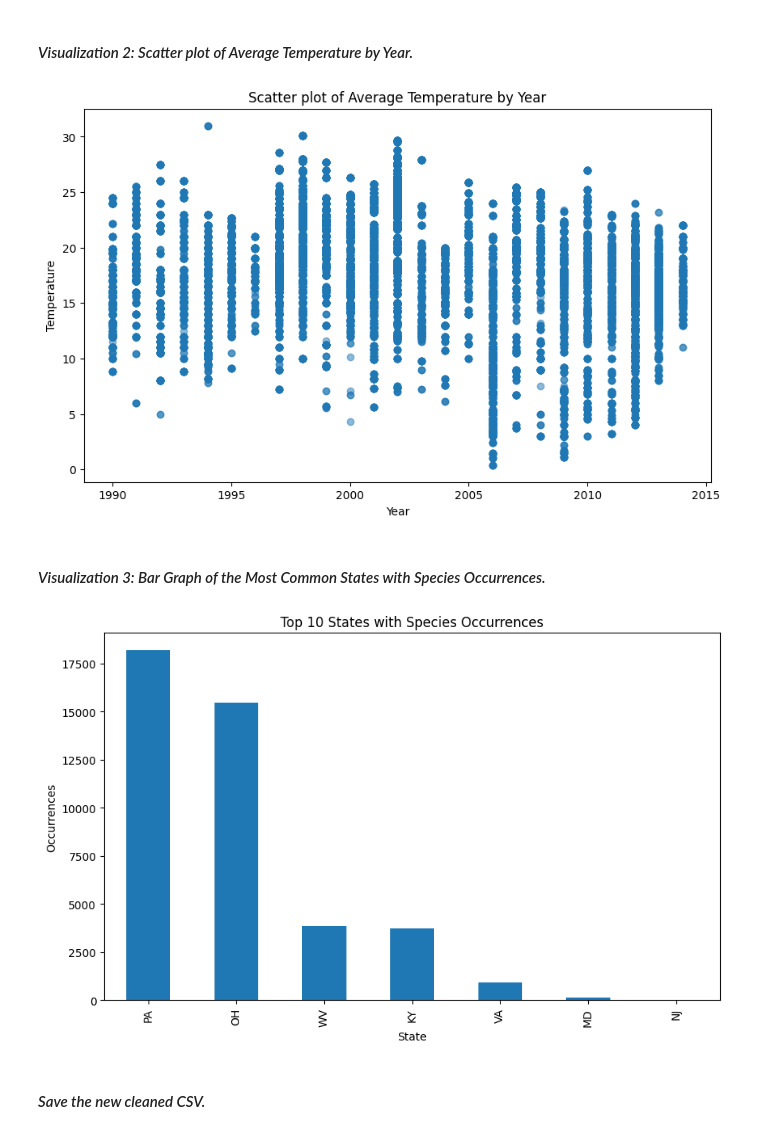
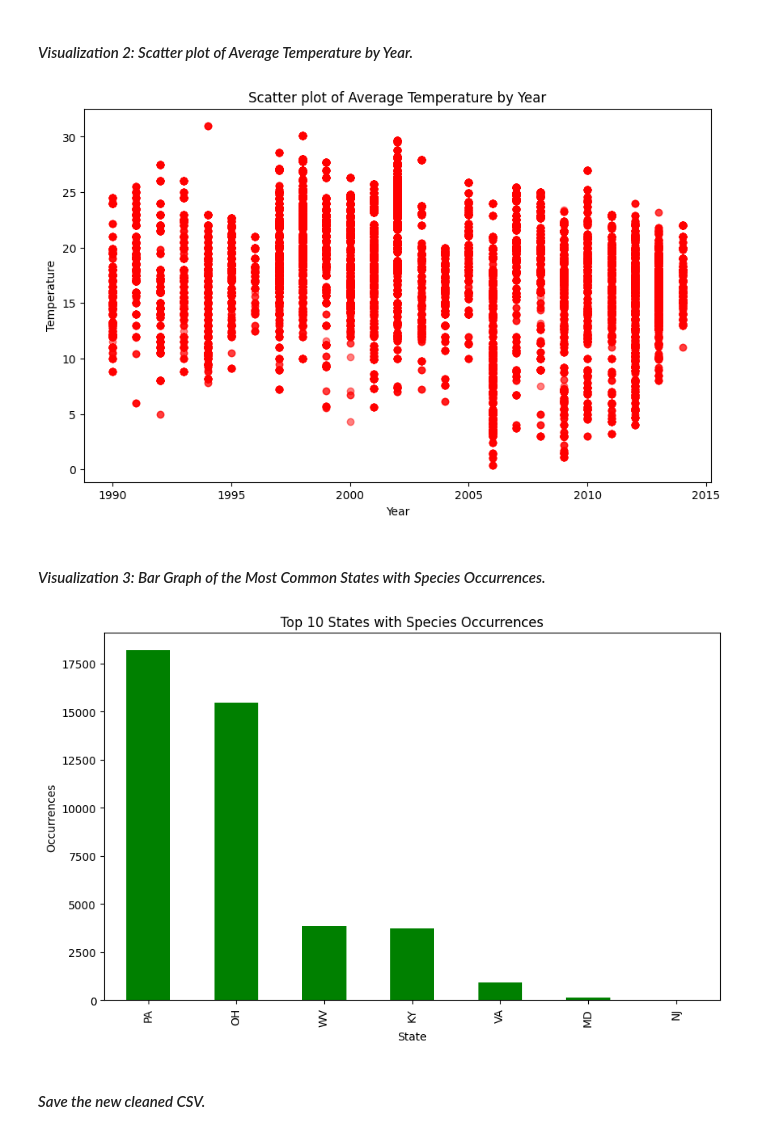
Before and after one commit to rjbaicich/Capstone-Project-2, a Jupyter notebook: Capstone_2_notebook.ipynb, the cells around one changed output. Saved outputs shown, nothing was run; the diff lists cells and outputs as text; code cells hidden in the pictures.

```diff
--- a/Capstone_2_notebook.ipynb
+++ b/Capstone_2_notebook.ipynb
@@ -166,29 +175,25 @@ plt.show()
 #### *Visualization 2: Scatter plot of Average Temperature by Year.*
 # %%
 plt.figure(figsize=(10, 6))
-plt.scatter(df['year'], df['temp'], alpha=0.5)
+plt.scatter(df['year'], df['temp'], alpha=0.5, color='red')
 plt.xlabel('Year')
 plt.ylabel('Temperature')
 plt.title('Scatter plot of Average Temperature by Year')
 plt.show()
 # %% [output]
-[figure, old version]
+[figure, new version]
 # %% [markdown]
 #### *Visualization 3: Bar Graph of the Most Common States with Species Occurrences.*
 # %%
-# Count the occurrences of each state
-most_common_state = df['state'].value_counts().head(10)
-
-# Plot a bar graph for the most common states with species occurrences
 plt.figure(figsize=(10, 6))
-most_common_state.plot(kind='bar')
+most_common_states.plot(kind='bar', color='green')
 plt.xlabel('State')
 plt.ylabel('Occurrences')
 plt.title('Top 10 States with Species Occurrences')
 plt.xticks(rotation=90)
 plt.show()
 # %% [output]
-[figure, old version]
+[figure, new version]
 # %% [markdown]
 #### *Save the new cleaned CSV.*
 # %%
```
Also changed, not shown: parts of 8 cells of this notebook, 5 other files.
